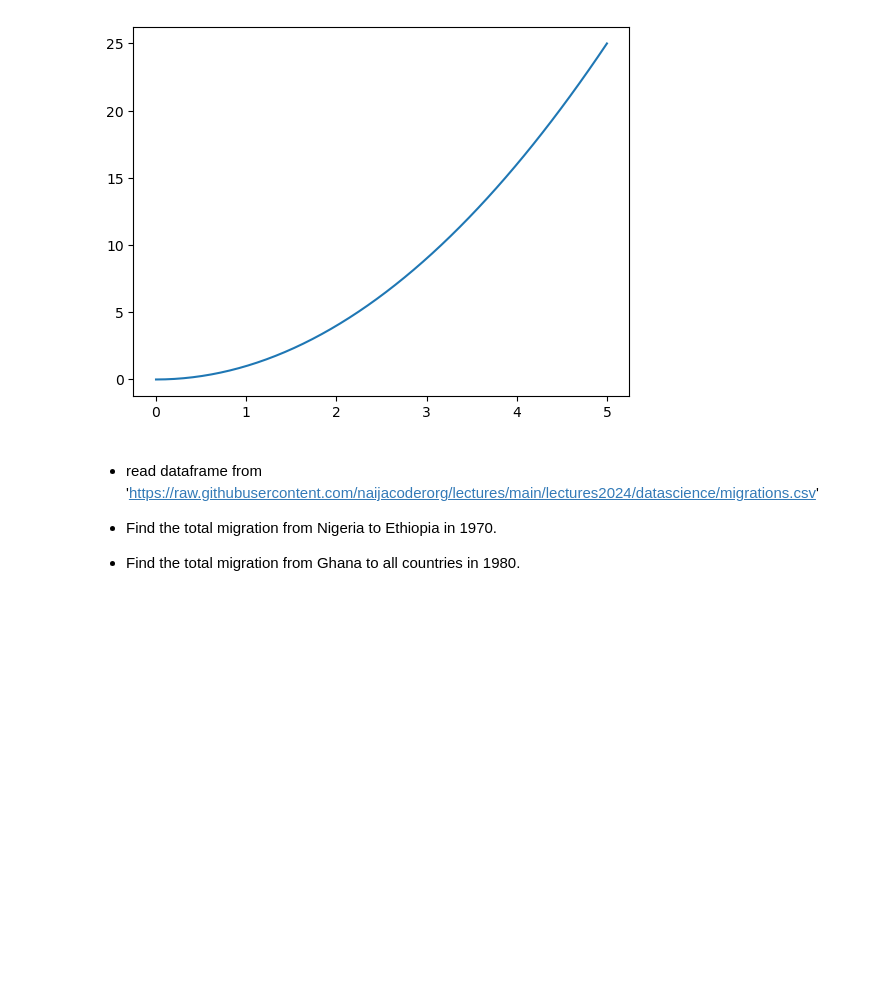
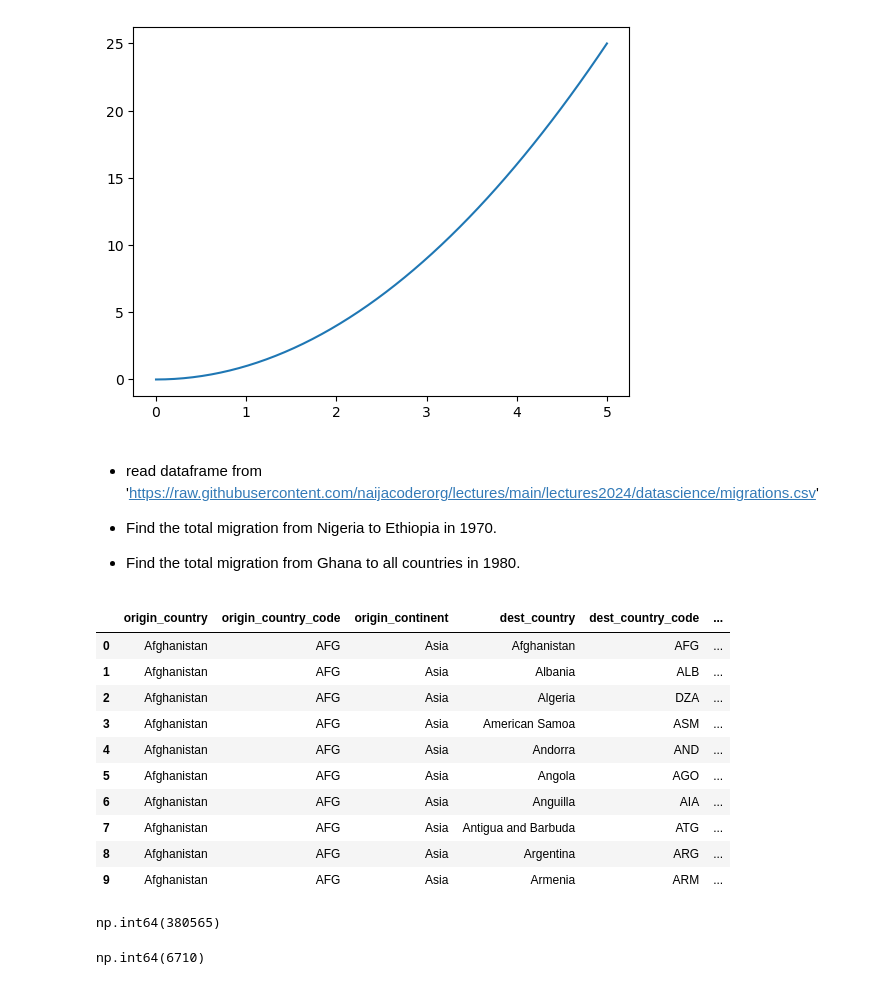
Before and after one commit to lekez2005/naijacoder-2025, a Jupyter notebook: day7.ipynb, the cells around one changed output. Drawn from its saved outputs; the diff is of its cells as text; code cells hidden in the pictures; blank space fills up the shorter version.

```diff
--- a/day7.ipynb
+++ b/day7.ipynb
@@ -53,3 +53,33 @@ by_continent = df2.groupby('origin_continent')
 - Find the total migration from Nigeria to Ethiopia in 1970.
 
 - Find the total migration from Ghana to all countries in 1980.
+# %%
+df.head(10)
+# %% [output]
+|  | origin_country | origin_country_code | origin_continent | dest_country | dest_country_code | ... |
+| 0 | Afghanistan | AFG | Asia | Afghanistan | AFG | ... |
+| 1 | Afghanistan | AFG | Asia | Albania | ALB | ... |
+| 2 | Afghanistan | AFG | Asia | Algeria | DZA | ... |
+| 3 | Afghanistan | AFG | Asia | American Samoa | ASM | ... |
+| 4 | Afghanistan | AFG | Asia | Andorra | AND | ... |
+| 5 | Afghanistan | AFG | Asia | Angola | AGO | ... |
+| 6 | Afghanistan | AFG | Asia | Anguilla | AIA | ... |
+| 7 | Afghanistan | AFG | Asia | Antigua and Barbuda | ATG | ... |
+| 8 | Afghanistan | AFG | Asia | Argentina | ARG | ... |
+| 9 | Afghanistan | AFG | Asia | Armenia | ARM | ... |
+# %%
+# Find the total migration from Ghana to all countries in 1980.
+
+ghana_migrations = df[df["origin_country"] == "Ghana"]
+# ghana_migrations
+ghana_migrations['1980'].sum()
+# %% [output]
+np.int64(380565)
+# %%
+# - Find the total migration from Nigeria to Ethiopia in 1970.
+nigeria_migrations = df["origin_country"] == "Nigeria"
+to_ethiopia = df["dest_country"] == "Ethiopia"
+nigeria_to_ethiopia = df[nigeria_migrations & to_ethiopia]
+nigeria_to_ethiopia['1970'].sum()
+# %% [output]
+np.int64(6710)
```
Also changed, not shown: parts of 5 cells of this notebook.
